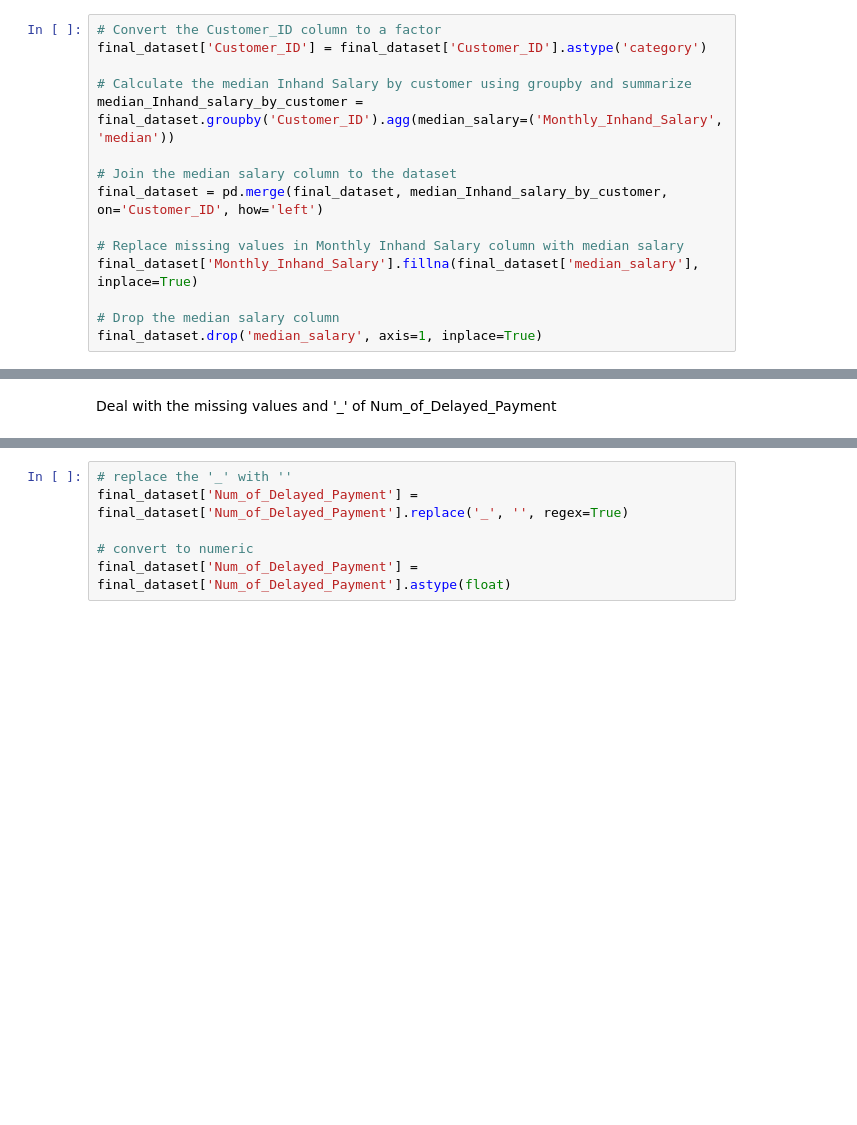
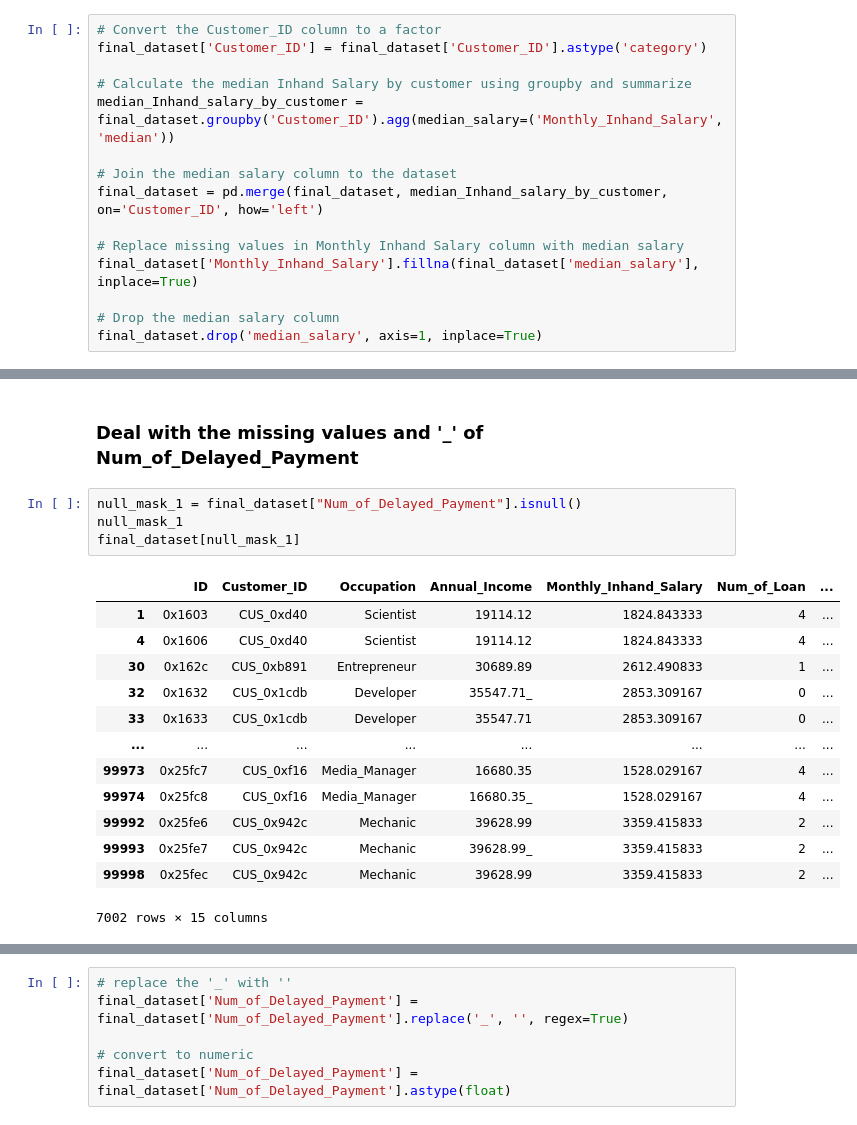
Before and after one commit to tanvimathur11/DDA, a Jupyter notebook: DDA_cleaning-Rough.ipynb, the cells around one changed output, grey strips where cells are left out. Drawn from its saved outputs; the diff is of its cells as text; blank space fills up the shorter version.

```diff
--- a/DDA_cleaning-Rough.ipynb
+++ b/DDA_cleaning-Rough.ipynb
@@ -188,2 +263,20 @@ final_dataset.info()
 # %% [markdown]
-Deal with the missing values and '_' of Num_of_Delayed_Payment
+### Deal with the missing values and '_' of Num_of_Delayed_Payment
+# %%
+null_mask_1 = final_dataset["Num_of_Delayed_Payment"].isnull()
+null_mask_1
+final_dataset[null_mask_1]
+# %% [output]
+|  | ID | Customer_ID | Occupation | Annual_Income | Monthly_Inhand_Salary | Num_of_Loan | ... |
+| 1 | 0x1603 | CUS_0xd40 | Scientist | 19114.12 | 1824.843333 | 4 | ... |
+| 4 | 0x1606 | CUS_0xd40 | Scientist | 19114.12 | 1824.843333 | 4 | ... |
+| 30 | 0x162c | CUS_0xb891 | Entrepreneur | 30689.89 | 2612.490833 | 1 | ... |
+| 32 | 0x1632 | CUS_0x1cdb | Developer | 35547.71_ | 2853.309167 | 0 | ... |
+| 33 | 0x1633 | CUS_0x1cdb | Developer | 35547.71 | 2853.309167 | 0 | ... |
+| ... | ... | ... | ... | ... | ... | ... | ... |
+| 99973 | 0x25fc7 | CUS_0xf16 | Media_Manager | 16680.35 | 1528.029167 | 4 | ... |
+| 99974 | 0x25fc8 | CUS_0xf16 | Media_Manager | 16680.35_ | 1528.029167 | 4 | ... |
+| 99992 | 0x25fe6 | CUS_0x942c | Mechanic | 39628.99 | 3359.415833 | 2 | ... |
+| 99993 | 0x25fe7 | CUS_0x942c | Mechanic | 39628.99_ | 3359.415833 | 2 | ... |
+| 99998 | 0x25fec | CUS_0x942c | Mechanic | 39628.99 | 3359.415833 | 2 | ... |
+7002 rows × 15 columns
```
Also changed, not shown: parts of 12 cells of this notebook, 1 other file.
